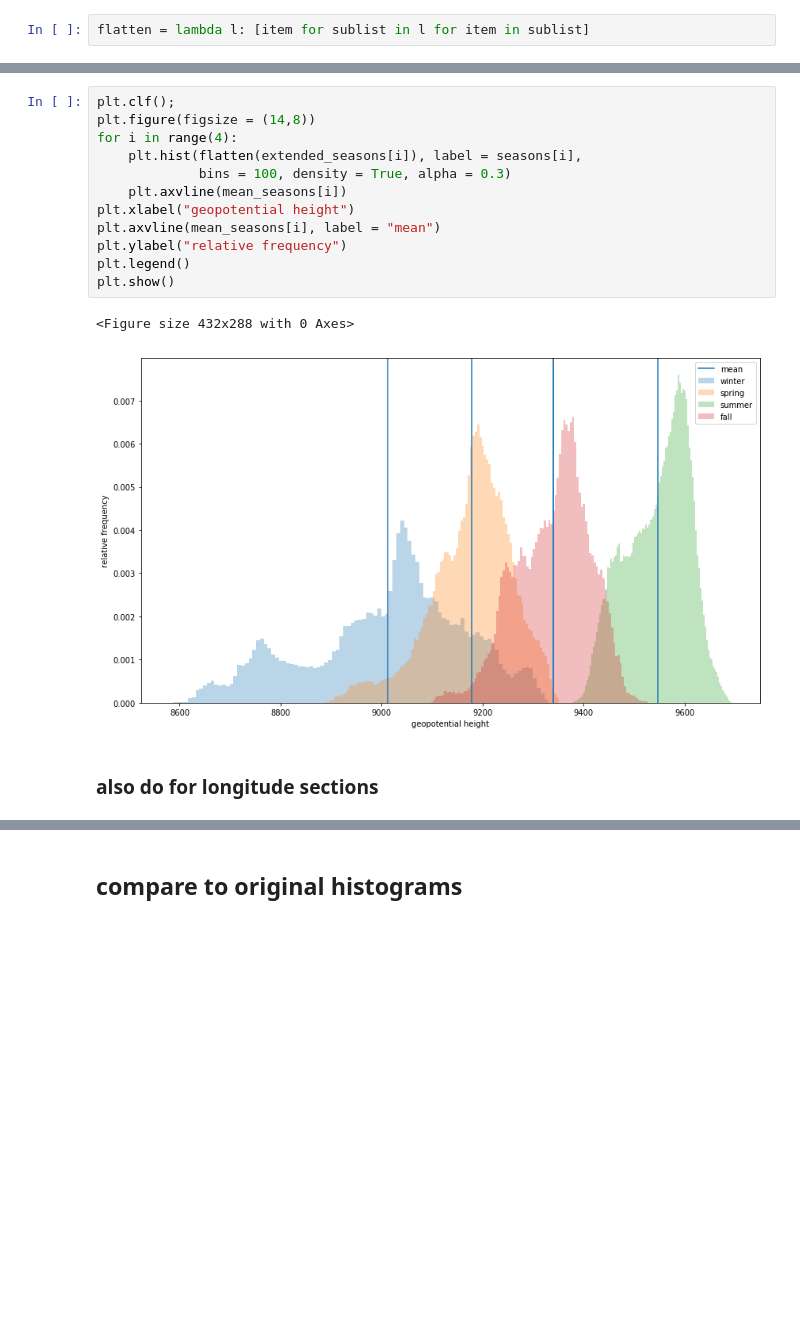
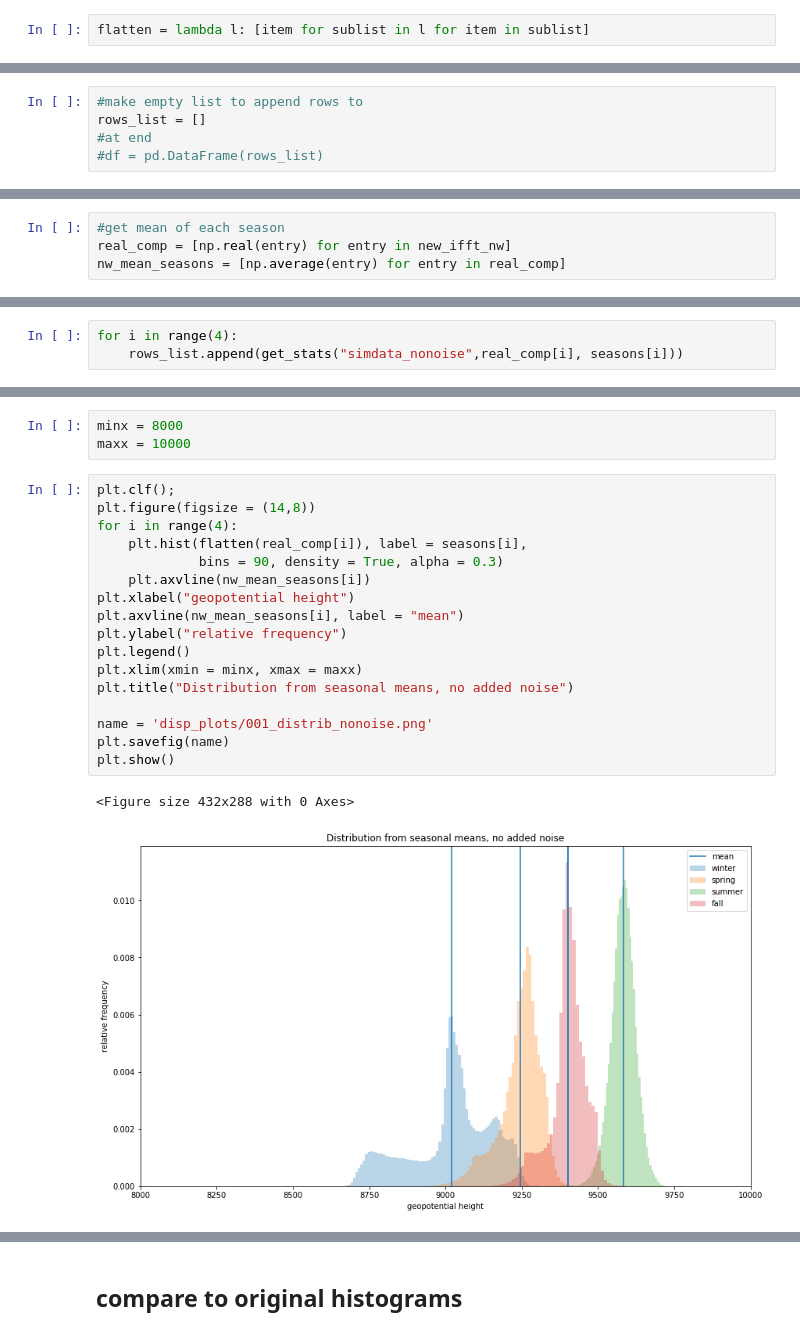
Before and after one commit to csyhuang/python-climate-data-processing, a Jupyter notebook: submission_from_claire/40.5N-processing/40.5N-longsimulation.ipynb, the cells around one changed output, grey strips where cells are left out. Drawn from its saved outputs; the diff is of its cells as text; blank space fills up the shorter version.

```diff
--- a/submission_from_claire/40.5N-processing/40.5N-longsimulation.ipynb
+++ b/submission_from_claire/40.5N-processing/40.5N-longsimulation.ipynb
@@ -174,0 +183,5 @@ flatten = lambda l: [item for sublist in l for item in sublist]
+# %%
+#make empty list to append rows to
+rows_list = []
+#at end
+#df = pd.DataFrame(rows_list)
@@ -174,0 +190,4 @@ flatten = lambda l: [item for sublist in l for item in sublist]
+# %%
+#get mean of each season
+real_comp = [np.real(entry) for entry in new_ifft_nw]
+nw_mean_seasons = [np.average(entry) for entry in real_comp]
@@ -174,0 +207,3 @@ flatten = lambda l: [item for sublist in l for item in sublist]
+# %%
+for i in range(4):
+    rows_list.append(get_stats("simdata_nonoise",real_comp[i], seasons[i]))
@@ -175,17 +230,23 @@ flatten = lambda l: [item for sublist in l for item in sublist]
+# %%
+minx = 8000
+maxx = 10000
 # %%
 plt.clf();
 plt.figure(figsize = (14,8))
 for i in range(4):
-    plt.hist(flatten(extended_seasons[i]), label = seasons[i],
-             bins = 100, density = True, alpha = 0.3)
-    plt.axvline(mean_seasons[i])
+    plt.hist(flatten(real_comp[i]), label = seasons[i],
+             bins = 90, density = True, alpha = 0.3)
+    plt.axvline(nw_mean_seasons[i])
 plt.xlabel("geopotential height")
-plt.axvline(mean_seasons[i], label = "mean")
+plt.axvline(nw_mean_seasons[i], label = "mean")
 plt.ylabel("relative frequency")
 plt.legend()
+plt.xlim(xmin = minx, xmax = maxx)
+plt.title("Distribution from seasonal means, no added noise")
+
+name = 'disp_plots/001_distrib_nonoise.png'
+plt.savefig(name)
 plt.show()
 # %% [output]
 <Figure size 432x288 with 0 Axes>
-[figure, old version]
+[figure, new version]
-# %% [markdown]
-### also do for longitude sections
```
Also changed, not shown: parts of 117 cells of this notebook.
